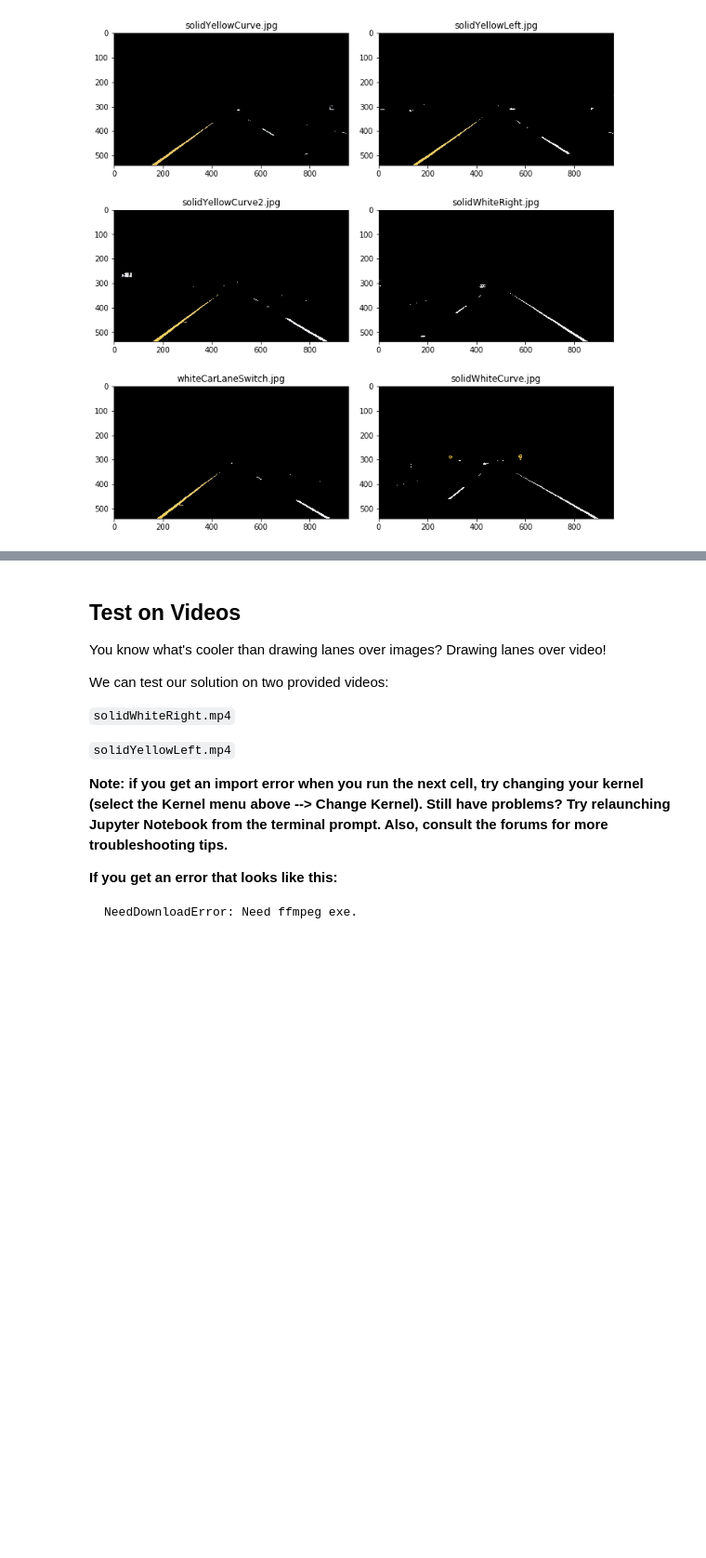
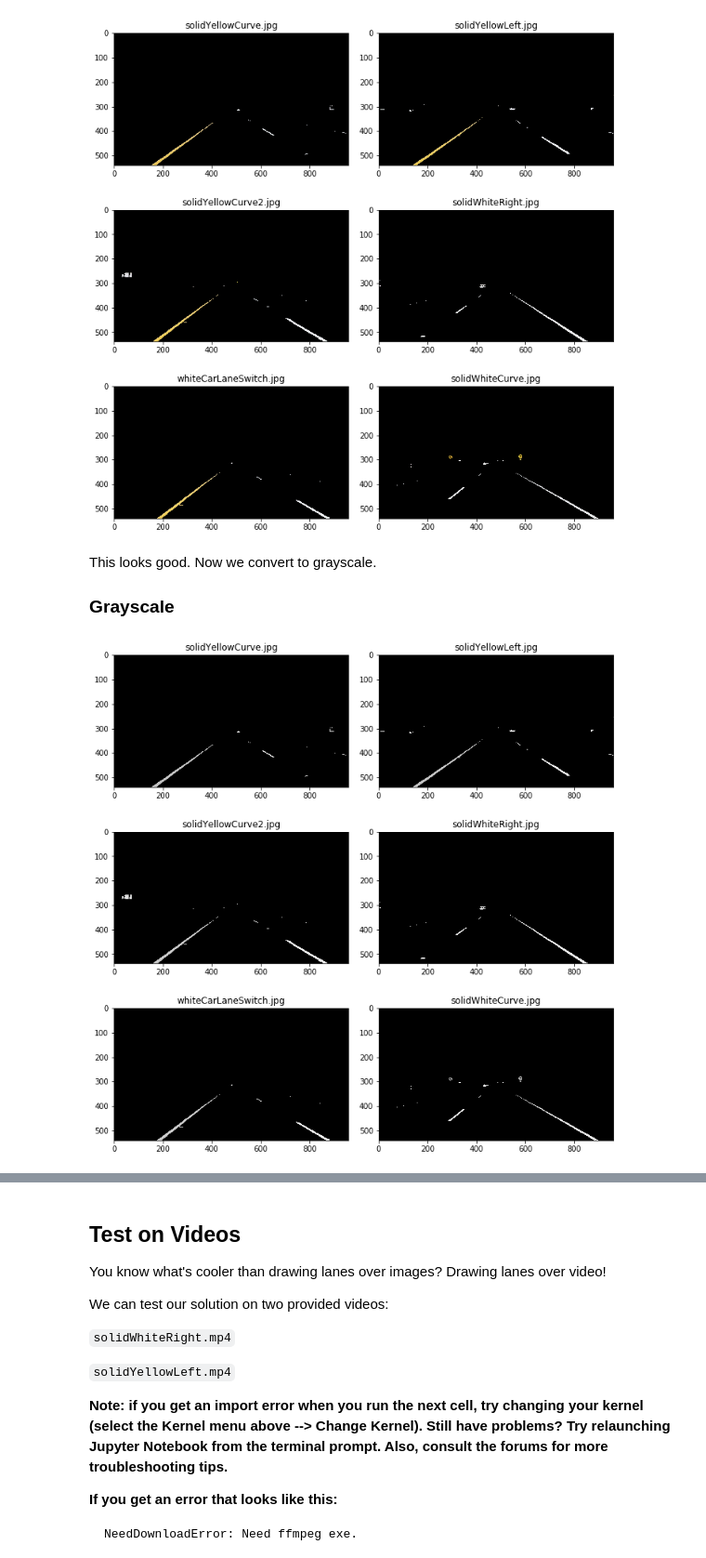
Before and after one commit to julia-kraus/CarND-LaneLines-P1, a Jupyter notebook: P1-Copy1.ipynb, the cells around one changed output, grey strips where cells are left out. Shown: that part at 93% size. Saved outputs shown, nothing was run; the diff lists cells and outputs as text; code cells hidden in the pictures; blank space fills up the shorter version.

```diff
--- a/P1-Copy1.ipynb
+++ b/P1-Copy1.ipynb
@@ -162,6 +162,10 @@ def color_select(img):
     mask = cv2.bitwise_or(yellow_mask, white_mask)
     return cv2.bitwise_and(img, img, mask=mask)
 
+def grayscale(img):
+    return cv2.cvtColor(img, cv2.COLOR_RGB2GRAY)
+
+
 def canny(img, low_threshold, high_threshold):
     """Applies the Canny transform"""
     return cv2.Canny(img, low_threshold, high_threshold)
@@ -265,4 +269,13 @@ color_sel = [color_select(img) for img in test_imgs]
 show_test_images(color_sel)
 # %% [output]
 [figure]
+# %% [markdown]
+This looks good. Now we convert to grayscale.
+
+### Grayscale
+# %%
+gray_imgs = [grayscale(img) for img in color_sel]
+show_test_images(gray_imgs)
+# %% [output]
+[figure, added]
 # %% [markdown]
```
Also changed, not shown: parts of 3 cells of this notebook.
